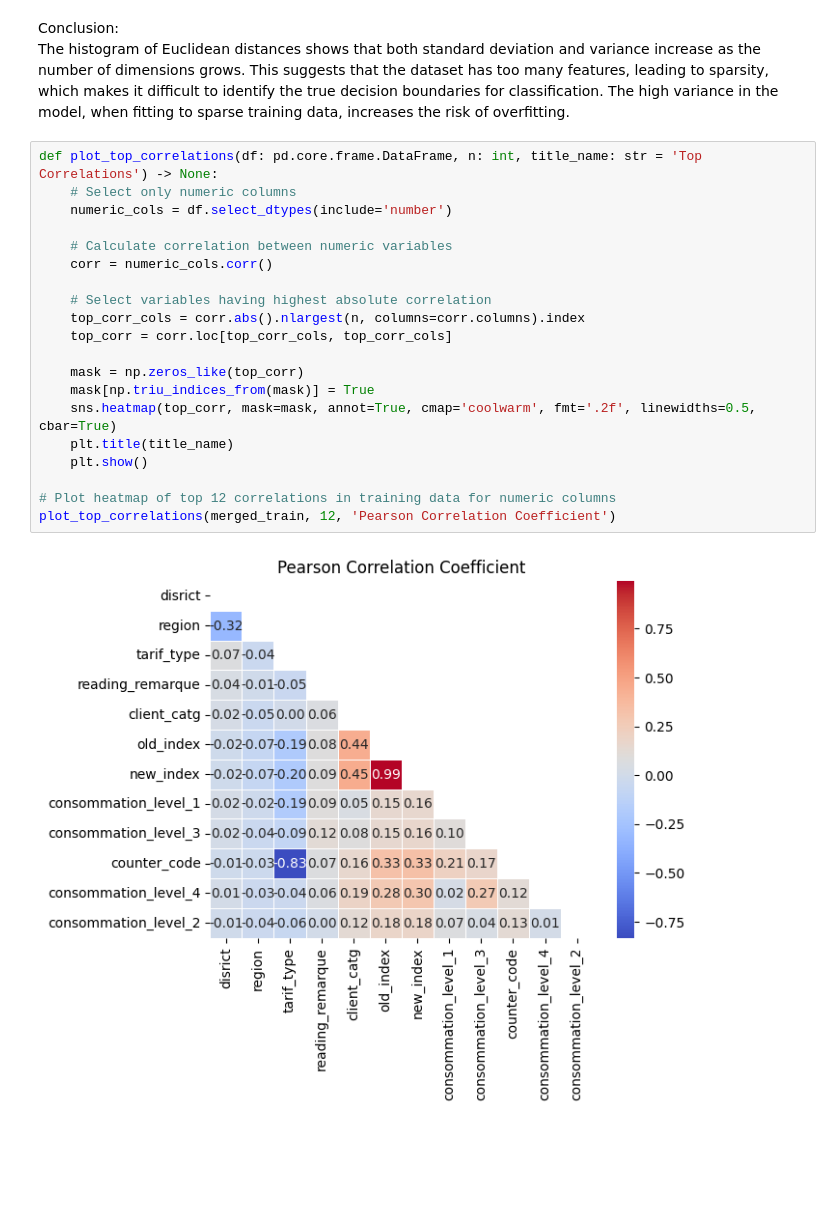
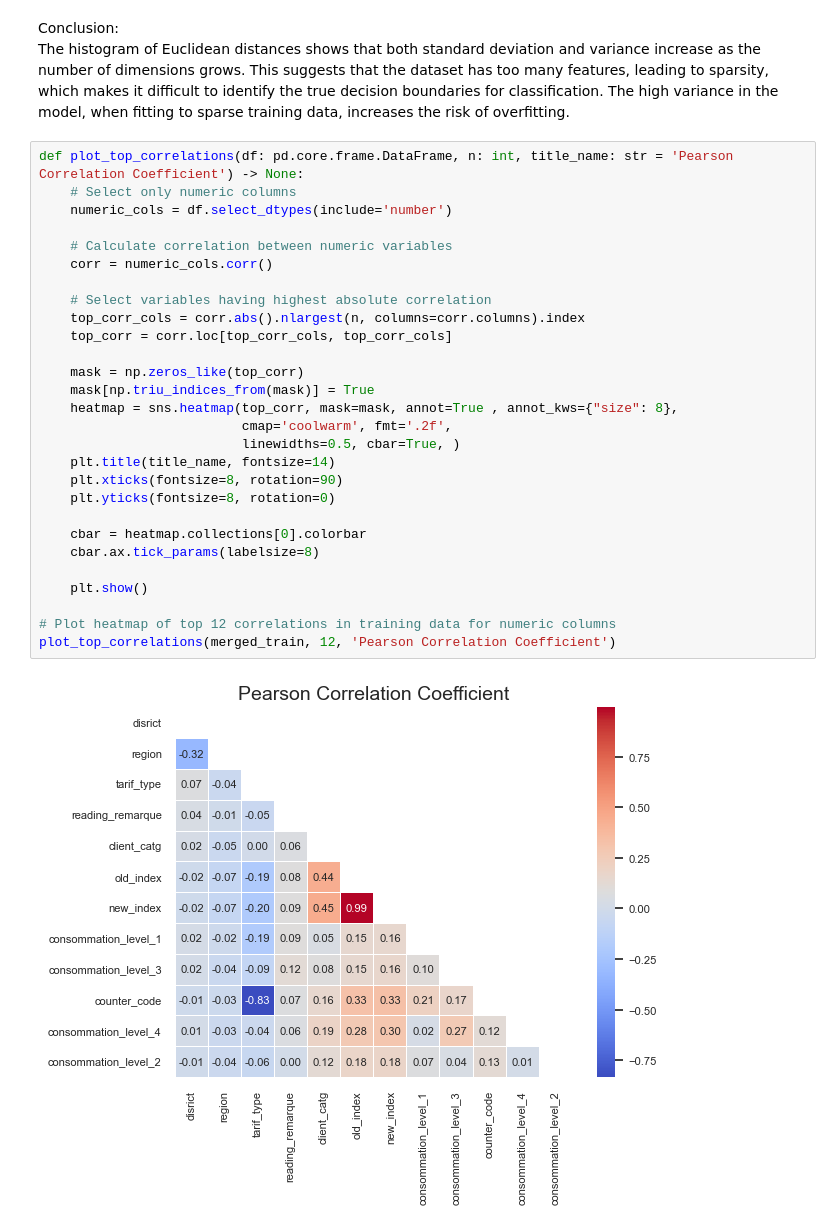
Before and after one commit to bernisschow/CS3244-Fraud-Detection-in-Electricity-and-Gas-Consumption, a Jupyter notebook: data_preprocessing.ipynb, the cells around one changed output. Saved outputs shown, nothing was run; the diff lists cells and outputs as text; blank space fills up the shorter version.

Commit message:
Added minor edits to previous plots and conclusion for pairplot

```diff
--- a/data_preprocessing.ipynb
+++ b/data_preprocessing.ipynb
@@ -173,24 +173,32 @@ plot_histograms(scaled_data, dimensions_to_plot)
 Conclusion: <br>
 The histogram of Euclidean distances shows that both standard deviation and variance increase as the number of dimensions grows. This suggests that the dataset has too many features, leading to sparsity, which makes it difficult to identify the true decision boundaries for classification. The high variance in the model, when fitting to sparse training data, increases the risk of overfitting.
 # %%
-def plot_top_correlations(df: pd.core.frame.DataFrame, n: int, title_name: str = 'Top Correlations') -> None:
+def plot_top_correlations(df: pd.core.frame.DataFrame, n: int, title_name: str = 'Pearson Correlation Coefficient') -> None:
     # Select only numeric columns
     numeric_cols = df.select_dtypes(include='number')
 
     # Calculate correlation between numeric variables
     corr = numeric_cols.corr()
 
     # Select variables having highest absolute correlation
     top_corr_cols = corr.abs().nlargest(n, columns=corr.columns).index
     top_corr = corr.loc[top_corr_cols, top_corr_cols]
 
     mask = np.zeros_like(top_corr)
     mask[np.triu_indices_from(mask)] = True
-    sns.heatmap(top_corr, mask=mask, annot=True, cmap='coolwarm', fmt='.2f', linewidths=0.5, cbar=True)
-    plt.title(title_name)
+    heatmap = sns.heatmap(top_corr, mask=mask, annot=True , annot_kws={"size": 8},
+                          cmap='coolwarm', fmt='.2f',
+                          linewidths=0.5, cbar=True, )
+    plt.title(title_name, fontsize=14)
+    plt.xticks(fontsize=8, rotation=90)
+    plt.yticks(fontsize=8, rotation=0)
+
+    cbar = heatmap.collections[0].colorbar
+    cbar.ax.tick_params(labelsize=8)
+
     plt.show()
 
 # Plot heatmap of top 12 correlations in training data for numeric columns
 plot_top_correlations(merged_train, 12, 'Pearson Correlation Coefficient')
 # %% [output]
-[figure, old version]
+[figure, new version]
```
Also changed, not shown: parts of 7 cells of this notebook.
